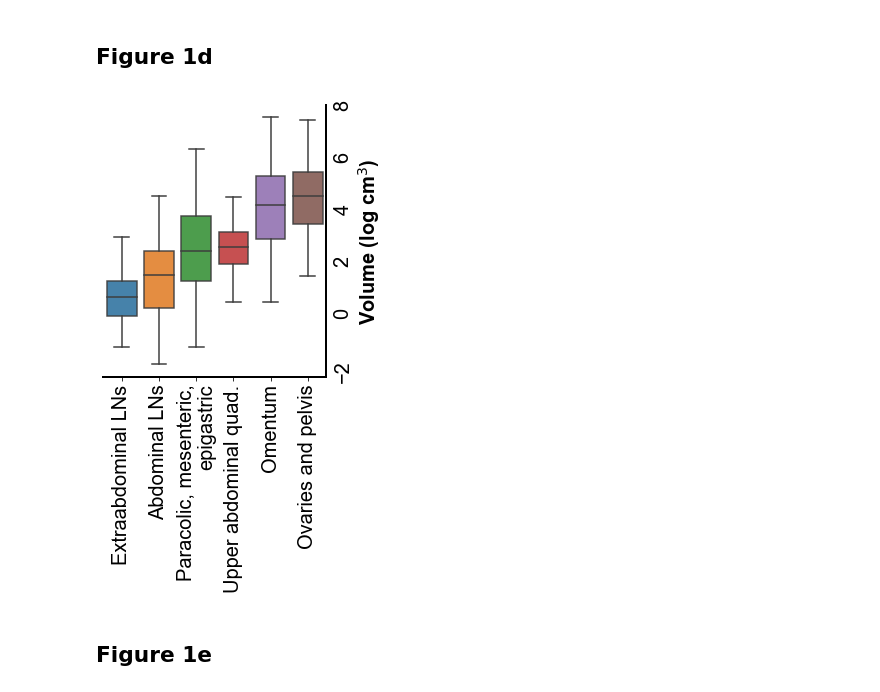
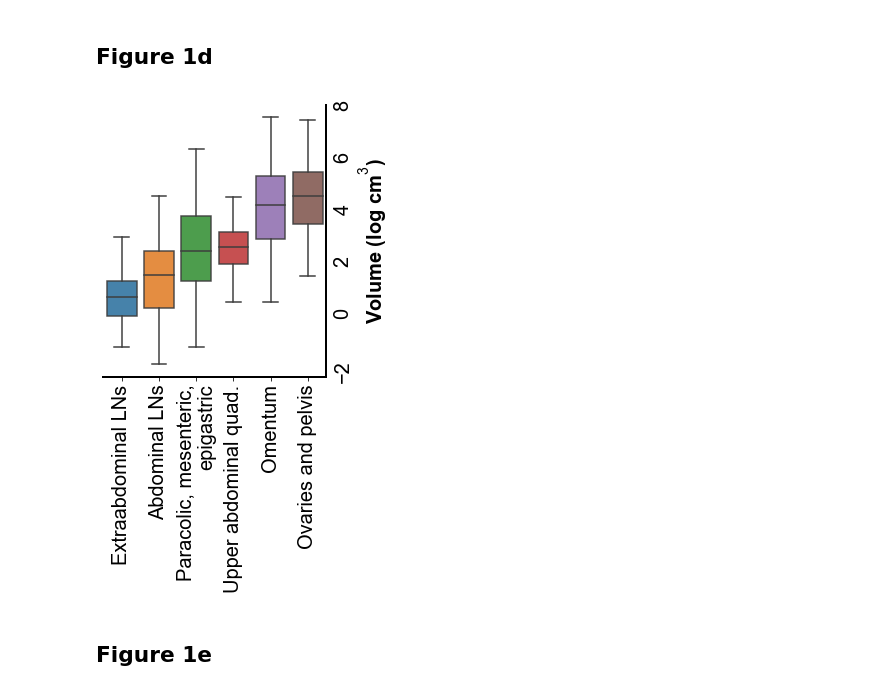
Before and after one commit to micrisor/OvarianIntegration, a Jupyter notebook: figures/Figure_1.ipynb, the cells around one changed output. Drawn from its saved outputs; the diff is of its cells as text; code cells hidden in the pictures.

```diff
--- a/figures/Figure_1.ipynb
+++ b/figures/Figure_1.ipynb
@@ -12,6 +12,8 @@ import warnings
 rcParams['font.family'] = 'sans-serif'
 rcParams['font.sans-serif'] = ['Arial']
 rcParams['font.size'] = 16
+rcParams['mathtext.fontset'] = 'custom'
+rcParams['mathtext.rm'] = 'Arial'
 rcParams['axes.linewidth'] = 2
 rcParams['grid.linewidth'] = 2
 rcParams['grid.color'] = 'gainsboro'
@@ -85,26 +95,26 @@ categ_names = np.array(['Extraabdominal LNs', 'Abdominal LNs', 'Upper abdominal
 # %%
 order = np.argsort([np.mean(x) for x in vol_categs])
 
 f, ax = plt.subplots(figsize=(4,5))
 ax.yaxis.tick_right()
 ax.yaxis.set_label_position("right")
 sns.boxplot(data=vol_categs[order], fliersize=0, boxprops=dict(alpha=.9))
 plt.yticks(size=20, rotation=90)
 plt.xticks(range(len(vol_categs)), categ_names[order], rotation=90, size=20, multialignment='right')
 plt.ylabel('Volume (log cm$^3$)')
 
 sns.despine(left=True, right=False)
 
 plt.show()
 
 # Print source data
-outfile = open('source-data/figure_1d.txt','w')
+outfile = open('data-export/figure_1d.txt','w')
 for i in range(len(order)):
     newline = '"{}",{}\n'.format(categ_names[order][i], ','.join([str(j) for j in vol_categs[order][i]]))
     outfile.write(newline)
 outfile.close()
 # %% [output]
-[figure, old version]
+[figure, new version]
 # %% [markdown]
 ## Figure 1e
 # %%
```
Also changed, not shown: parts of 9 cells of this notebook, 29 other files.
